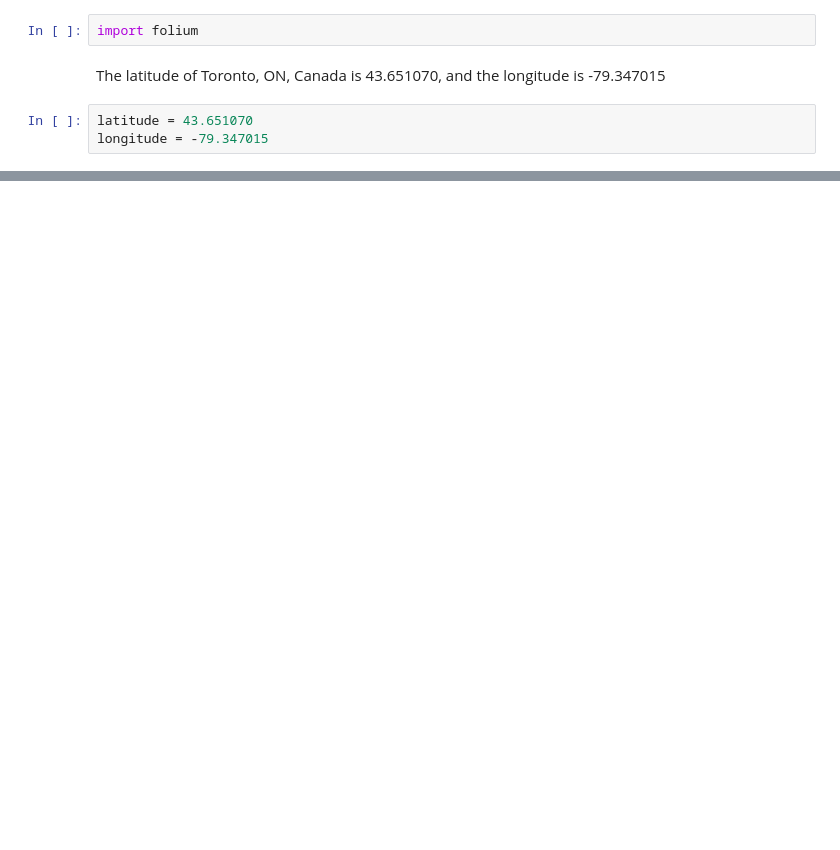
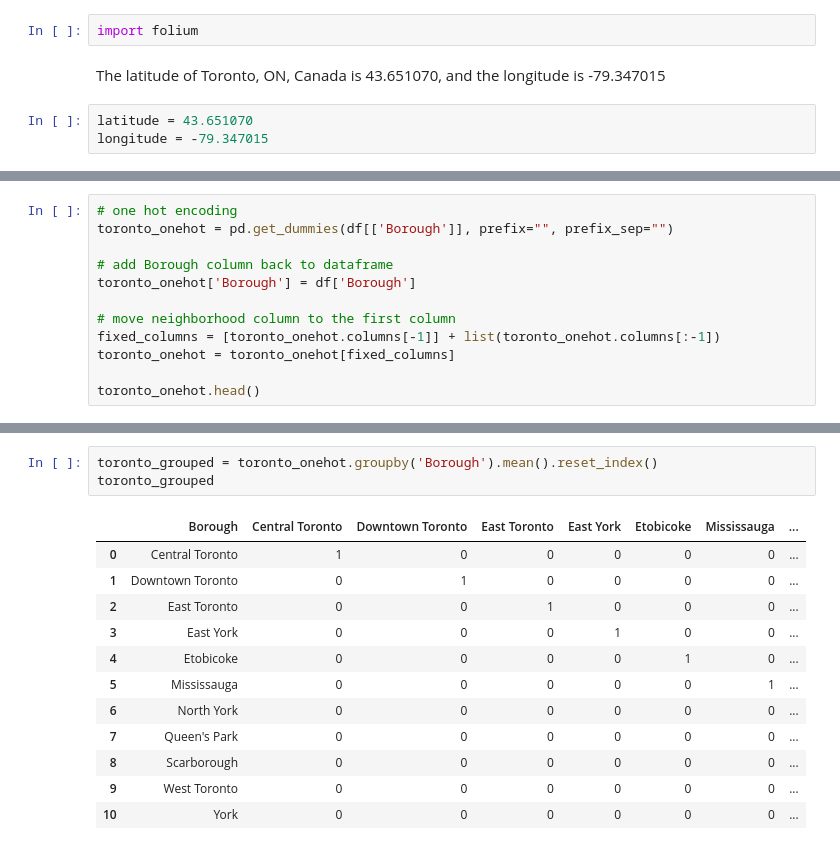
Before and after one commit to plink83/CourseraCapstone, a Jupyter notebook: Segmenting and Clustering Neighborhoods in Toronto.ipynb, the cells around one changed output, grey strips where cells are left out. Drawn from its saved outputs; the diff is of its cells as text; blank space fills up the shorter version.

```diff
--- a/Segmenting and Clustering Neighborhoods in Toronto.ipynb
+++ b/Segmenting and Clustering Neighborhoods in Toronto.ipynb
@@ -192,0 +211,12 @@ toronto
+# %%
+# one hot encoding
+toronto_onehot = pd.get_dummies(df[['Borough']], prefix="", prefix_sep="")
+
+# add Borough column back to dataframe
+toronto_onehot['Borough'] = df['Borough']
+
+# move neighborhood column to the first column
+fixed_columns = [toronto_onehot.columns[-1]] + list(toronto_onehot.columns[:-1])
+toronto_onehot = toronto_onehot[fixed_columns]
+
+toronto_onehot.head()
@@ -192,0 +230,16 @@ toronto
+# %%
+toronto_grouped = toronto_onehot.groupby('Borough').mean().reset_index()
+toronto_grouped
+# %% [output]
+|  | Borough | Central Toronto | Downtown Toronto | East Toronto | East York | Etobicoke | Mississauga | ... |
+| 0 | Central Toronto | 1 | 0 | 0 | 0 | 0 | 0 | ... |
+| 1 | Downtown Toronto | 0 | 1 | 0 | 0 | 0 | 0 | ... |
+| 2 | East Toronto | 0 | 0 | 1 | 0 | 0 | 0 | ... |
+| 3 | East York | 0 | 0 | 0 | 1 | 0 | 0 | ... |
+| 4 | Etobicoke | 0 | 0 | 0 | 0 | 1 | 0 | ... |
+| 5 | Mississauga | 0 | 0 | 0 | 0 | 0 | 1 | ... |
+| 6 | North York | 0 | 0 | 0 | 0 | 0 | 0 | ... |
+| 7 | Queen's Park | 0 | 0 | 0 | 0 | 0 | 0 | ... |
+| 8 | Scarborough | 0 | 0 | 0 | 0 | 0 | 0 | ... |
+| 9 | West Toronto | 0 | 0 | 0 | 0 | 0 | 0 | ... |
+| 10 | York | 0 | 0 | 0 | 0 | 0 | 0 | ... |
```
Also changed, not shown: parts of 18 cells of this notebook.
